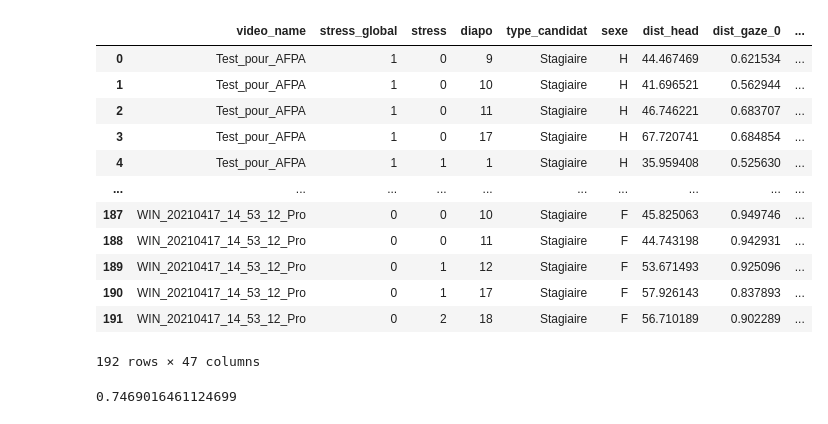
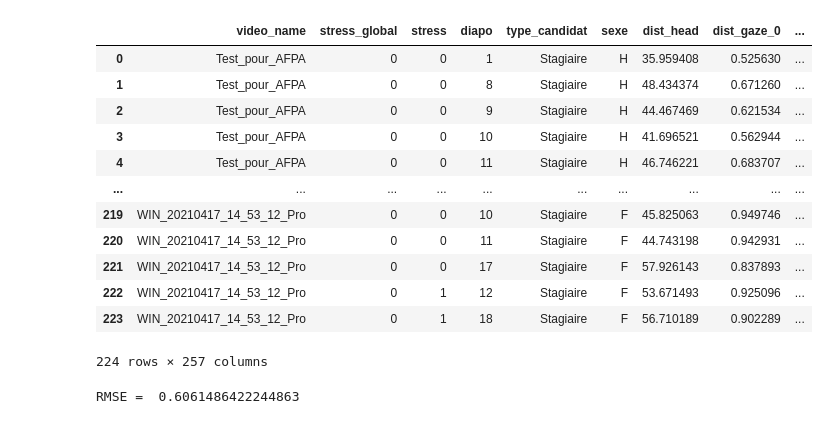
Before and after one commit to Projet-Fil-Rouge-AFPA/filrouge, a Jupyter notebook: Notebook_Vincent.ipynb, the cells around one changed output. Saved outputs shown, nothing was run; the diff lists cells and outputs as text; code cells hidden in the pictures.

```diff
--- a/Notebook_Vincent.ipynb
+++ b/Notebook_Vincent.ipynb
@@ -25,9 +26,11 @@ video_folder = 'C:/Users/vince/Documents/TELECOM/Fil_Rouge/VideoAFPA'
 # %%
 video_names = [x.replace('.mp4','') for x in os.listdir(video_folder)]
 video_names.remove('WIN_20210329_14_13_45_Pro')
-video_names.remove('WIN_20210407_14_54_56_Pro_edit')
 video_names.remove('WIN_20210403_18_49_15_Pro')
-video_names.remove('WIN_20210407_15_02_22_Pro')
+video_names.remove('WIN_20210402_14_27_50_Pro')
+#video_names.remove('WIN_20210407_15_02_22_Pro')
+
+video_names = [sub.replace('.txt', '') for sub in video_names]
 # %%
 features_to_keep = [
 'frame','face_id','timestamp','confidence','success',
@@ -43,47 +46,56 @@ features_to_keep = [
 ]
 # %%
 list_df = []
-aggreg = 'max'
+aggreg = 'min'
 for v_name in tqdm(video_names):
     df_annoted = get_df_video_with_annotations(features_folder, v_name, filename_annotations,aggreg)[features_to_keep]
     list_df.append(df_annoted)
 # %%
 to_drop = ['frame','face_id','timestamp','confidence','success']
 
 list_df_with_dist=[]
 for i in tqdm(list_df):
     l=add_dist_features(i)
     l.drop(to_drop,axis='columns', inplace=True)
     list_df_with_dist.append(l)
 
-
 groupby_features = ['video_name','stress_global','stress','diapo','type_candidat','sexe','dist_head', 'dist_gaze_0', 'dist_gaze_1', 'dist_pose_x','dist_pose_y', 'dist_pose_z' ]
 
 df = pd.concat(list_df_with_dist)
-df = df.groupby(groupby_features).mean().reset_index()
+#df = df.groupby(groupby_features).mean().reset_index()
+#df = df.groupby(groupby_features).agg(['mean','std']).reset_index()
+
+def percentil25(x):
+    return np.percentile(x, q=25)
+def percentil75(x):
+    return np.percentile(x, q=75)
+df = df.groupby(groupby_features).agg({'mean','min','max', 'median', 'std', percentil25, percentil75}).reset_index()
+df.columns = df.columns.map('_'.join).str.strip('_')
 df
 # %% [output]
 |  | video_name | stress_global | stress | diapo | type_candidat | sexe | dist_head | dist_gaze_0 | ... |
-| 0 | Test_pour_AFPA | 1 | 0 | 9 | Stagiaire | H | 44.467469 | 0.621534 | ... |
-| 1 | Test_pour_AFPA | 1 | 0 | 10 | Stagiaire | H | 41.696521 | 0.562944 | ... |
-| 2 | Test_pour_AFPA | 1 | 0 | 11 | Stagiaire | H | 46.746221 | 0.683707 | ... |
-| 3 | Test_pour_AFPA | 1 | 0 | 17 | Stagiaire | H | 67.720741 | 0.684854 | ... |
-| 4 | Test_pour_AFPA | 1 | 1 | 1 | Stagiaire | H | 35.959408 | 0.525630 | ... |
+| 0 | Test_pour_AFPA | 0 | 0 | 1 | Stagiaire | H | 35.959408 | 0.525630 | ... |
+| 1 | Test_pour_AFPA | 0 | 0 | 8 | Stagiaire | H | 48.434374 | 0.671260 | ... |
+| 2 | Test_pour_AFPA | 0 | 0 | 9 | Stagiaire | H | 44.467469 | 0.621534 | ... |
+| 3 | Test_pour_AFPA | 0 | 0 | 10 | Stagiaire | H | 41.696521 | 0.562944 | ... |
+| 4 | Test_pour_AFPA | 0 | 0 | 11 | Stagiaire | H | 46.746221 | 0.683707 | ... |
 | ... | ... | ... | ... | ... | ... | ... | ... | ... | ... |
-| 187 | WIN_20210417_14_53_12_Pro | 0 | 0 | 10 | Stagiaire | F | 45.825063 | 0.949746 | ... |
-| 188 | WIN_20210417_14_53_12_Pro | 0 | 0 | 11 | Stagiaire | F | 44.743198 | 0.942931 | ... |
-| 189 | WIN_20210417_14_53_12_Pro | 0 | 1 | 12 | Stagiaire | F | 53.671493 | 0.925096 | ... |
-| 190 | WIN_20210417_14_53_12_Pro | 0 | 1 | 17 | Stagiaire | F | 57.926143 | 0.837893 | ... |
-| 191 | WIN_20210417_14_53_12_Pro | 0 | 2 | 18 | Stagiaire | F | 56.710189 | 0.902289 | ... |
+| 219 | WIN_20210417_14_53_12_Pro | 0 | 0 | 10 | Stagiaire | F | 45.825063 | 0.949746 | ... |
+| 220 | WIN_20210417_14_53_12_Pro | 0 | 0 | 11 | Stagiaire | F | 44.743198 | 0.942931 | ... |
+| 221 | WIN_20210417_14_53_12_Pro | 0 | 0 | 17 | Stagiaire | F | 57.926143 | 0.837893 | ... |
+| 222 | WIN_20210417_14_53_12_Pro | 0 | 1 | 12 | Stagiaire | F | 53.671493 | 0.925096 | ... |
+| 223 | WIN_20210417_14_53_12_Pro | 0 | 1 | 18 | Stagiaire | F | 56.710189 | 0.902289 | ... |
-192 rows × 47 columns
+224 rows × 257 columns
 # %%
-x = df.drop(['video_name','stress_global','stress','diapo','type_candidat'],axis=1)
+x = df.drop(['video_name','stress_global','stress','diapo','type_candidat','sexe'],axis=1)
+#Replace string values
+#x.sexe = x.sexe.replace('H',0)
+#x.sexe = x.sexe.replace('F',1)
 
-#Replace string values
-x.sexe = x.sexe.replace('H',0)
-x.sexe = x.sexe.replace('F',1)
+#x = x.drop(t_d3,axis=1)
 
 y = df[['stress']]
+
 
 from sklearn.model_selection import train_test_split
 x_train, x_test, y_train, y_test = train_test_split(x, y, test_size=0.3, random_state = 42)
@@ -101,4 +113,4 @@ from sklearn.metrics import mean_squared_error
 rmse = mean_squared_error(y_pred,y_test,squared=False)
 print('RMSE = ',rmse)
 # %% [output]
-0.7469016461124699
+RMSE =  0.6061486422244863
```
Also changed, not shown: parts of 8 cells of this notebook, 1 other file.
